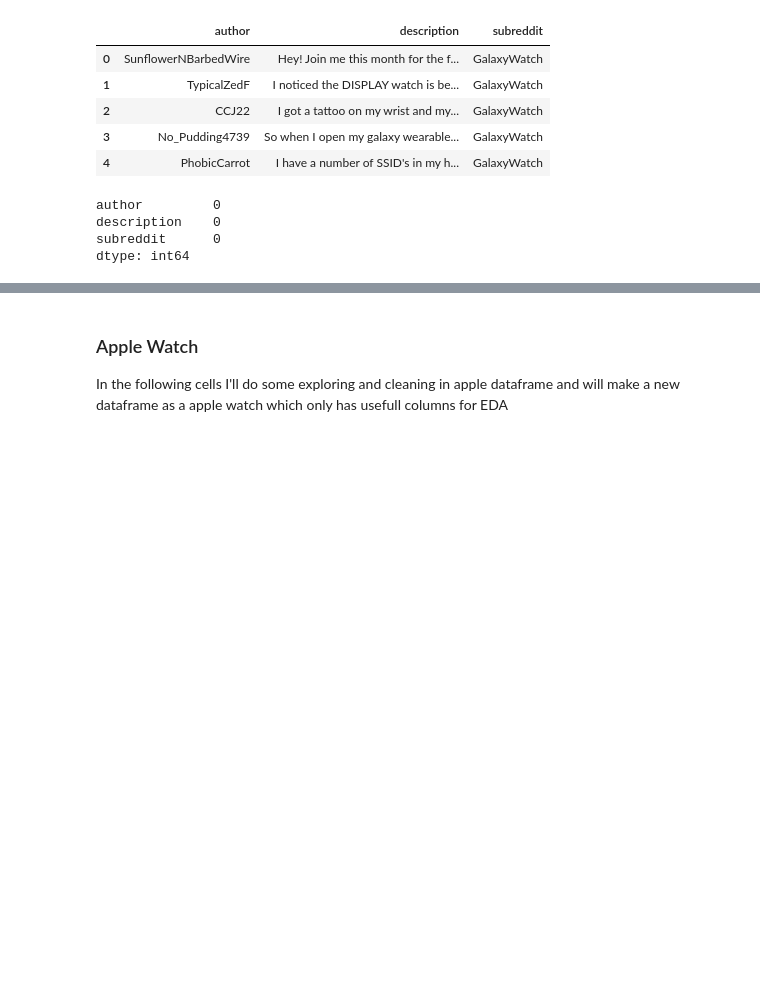
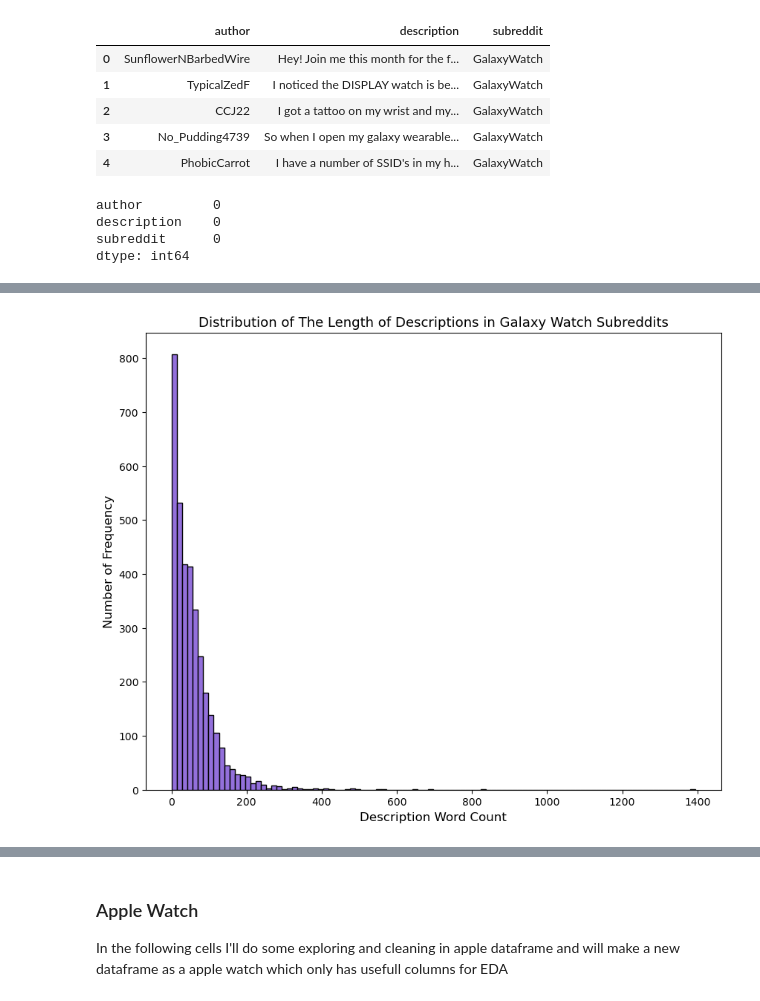
Before and after one commit to farhadfarahanii/Predicting_Subreddit_Based_on_ML_-Models, a Jupyter notebook: code/02_Cleaning_and_EDA.ipynb, the cells around one changed output, grey strips where cells are left out. Cells and saved outputs as stored; diff of their text form; code cells hidden in the pictures; blank space fills up the shorter version.

Commit message:
function added

```diff
--- a/code/02_Cleaning_and_EDA.ipynb
+++ b/code/02_Cleaning_and_EDA.ipynb
@@ -13,3 +15,13 @@ apple_path = "../data/apple.csv"
+# %%
+# Function for making histogram
+def length_distribution(column, title, x_label, num_bins, color):
+    plt.figure(figsize=(10,8))
+    plt.hist(column, bins = num_bins, color = color, edgecolor = "black")
+
+    #Add chart labels
+    plt.title(title, fontsize=13)
+    plt.xlabel(x_label, fontsize=12)
+    plt.ylabel("Number of Frequency", fontsize=12);
 # %% [markdown]
 ## Exploatory Data Analysis (EDA) and Preprocessing
 # %% [markdown]
@@ -109,3 +121,6 @@ dtype: int64
 # %%
 # export and save galaxywatch dataframe
 #df_galaxywatch.to_csv('../data/galaxy_watch.csv')
+# %%
+# make a new column to show word count of description
+df_galaxywatch["des_word_count"] = df_galaxywatch["description"].str.split().str.len()
@@ -111,0 +147,9 @@ dtype: int64
+# %%
+# distribution of description length based on word count
+length_distribution(column=df_galaxywatch["des_word_count"],
+                    title="Distribution of The Length of Descriptions in Galaxy Watch Subreddits",
+                   x_label="Description Word Count",
+                   num_bins=100,
+                   color="mediumpurple")
+# %% [output]
+[figure, new version]
```
Also changed, not shown: parts of 26 cells of this notebook.
